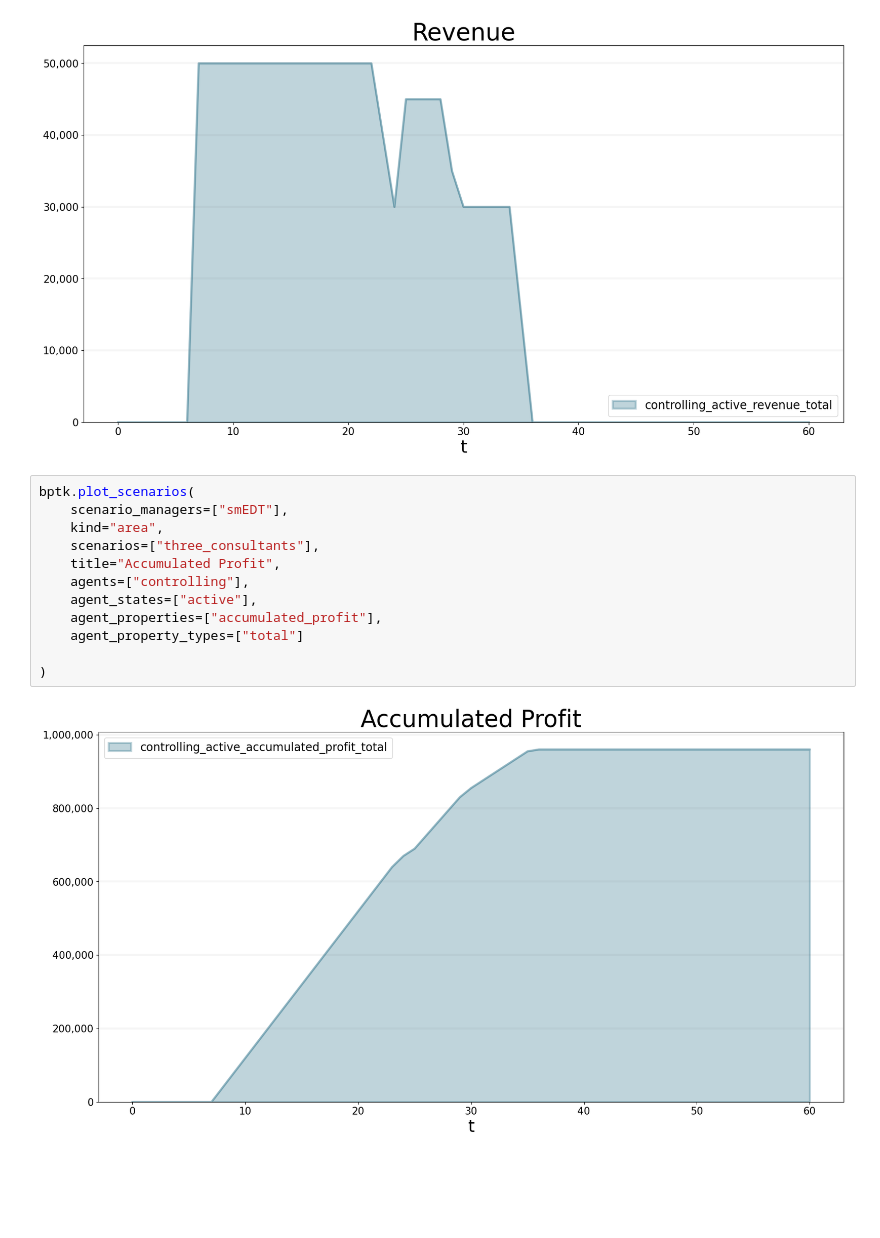
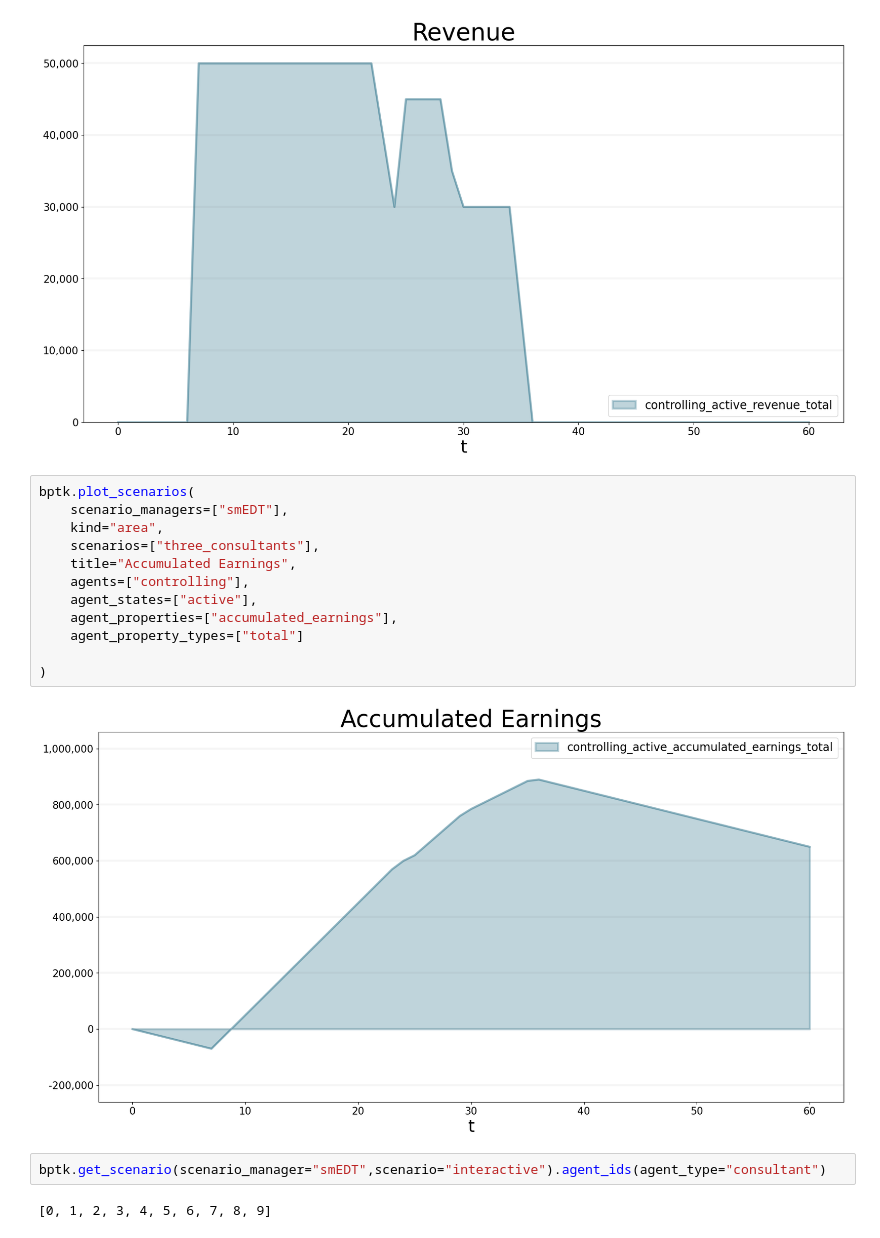
Before and after one commit to transentis/bptk_py_tutorial, a Jupyter notebook: model-library/enterprise-digital-twin/enterprise_digital_twin.ipynb, the cells around one changed output. Saved outputs shown, nothing was run; the diff lists cells and outputs as text; blank space fills up the shorter version.

Commit message:
make individual agents

```diff
--- a/model-library/enterprise-digital-twin/enterprise_digital_twin.ipynb
+++ b/model-library/enterprise-digital-twin/enterprise_digital_twin.ipynb
@@ -230,14 +210,18 @@ bptk.plot_scenarios(
 # %%
 bptk.plot_scenarios(
     scenario_managers=["smEDT"],
     kind="area",
     scenarios=["three_consultants"],
-    title="Accumulated Profit",
+    title="Accumulated Earnings",
     agents=["controlling"],
     agent_states=["active"],
-    agent_properties=["accumulated_profit"],
+    agent_properties=["accumulated_earnings"],
     agent_property_types=["total"]
 
 )
 # %% [output]
-[figure, old version]
+[figure, new version]
+# %%
+bptk.get_scenario(scenario_manager="smEDT",scenario="interactive").agent_ids(agent_type="consultant")
+# %% [output]
+[0, 1, 2, 3, 4, 5, 6, 7, 8, 9]
```
Also changed, not shown: parts of 4 cells of this notebook, 3 other files.
